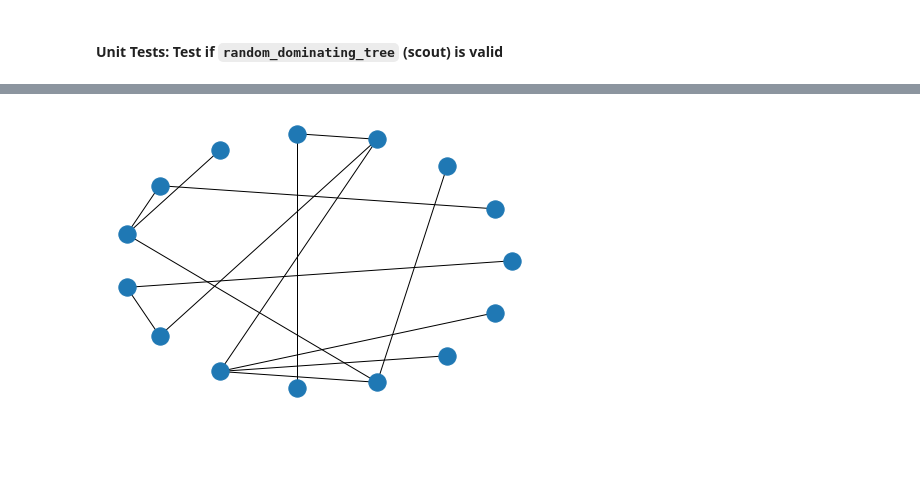
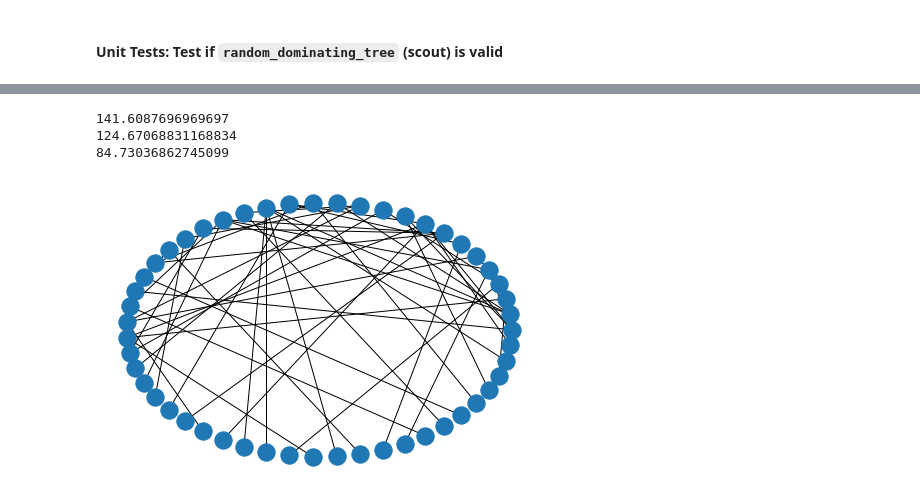
Before and after one commit to tsunrise/cs170-proj, a Jupyter notebook: notebook.ipynb, the cells around one changed output, grey strips where cells are left out. Saved outputs shown, nothing was run; the diff lists cells and outputs as text; code cells hidden in the pictures; blank space fills up the shorter version.

```diff
--- a/notebook.ipynb
+++ b/notebook.ipynb
@@ -88,0 +85,2 @@ cost(bee.solution, G25)
+# %%
+T = solver.ABC(G100, 20, 5, 1000, 100, log=True)
@@ -89,4 +102,12 @@ cost(bee.solution, G25)
+# %%
+print(cost(nx.minimum_spanning_tree(G100), G100))
+print(cost(b.solution, G100))
+print(cost(T, G100))
+# %% [output]
+141.6087696969697
+124.67068831168834
+84.73036862745099
 # %%
-nx.draw_shell(bee.solution)
+nx.draw_shell(T)
 # %% [output]
-[figure, old version]
+[figure, new version]
```
Also changed, not shown: parts of 8 cells of this notebook.
